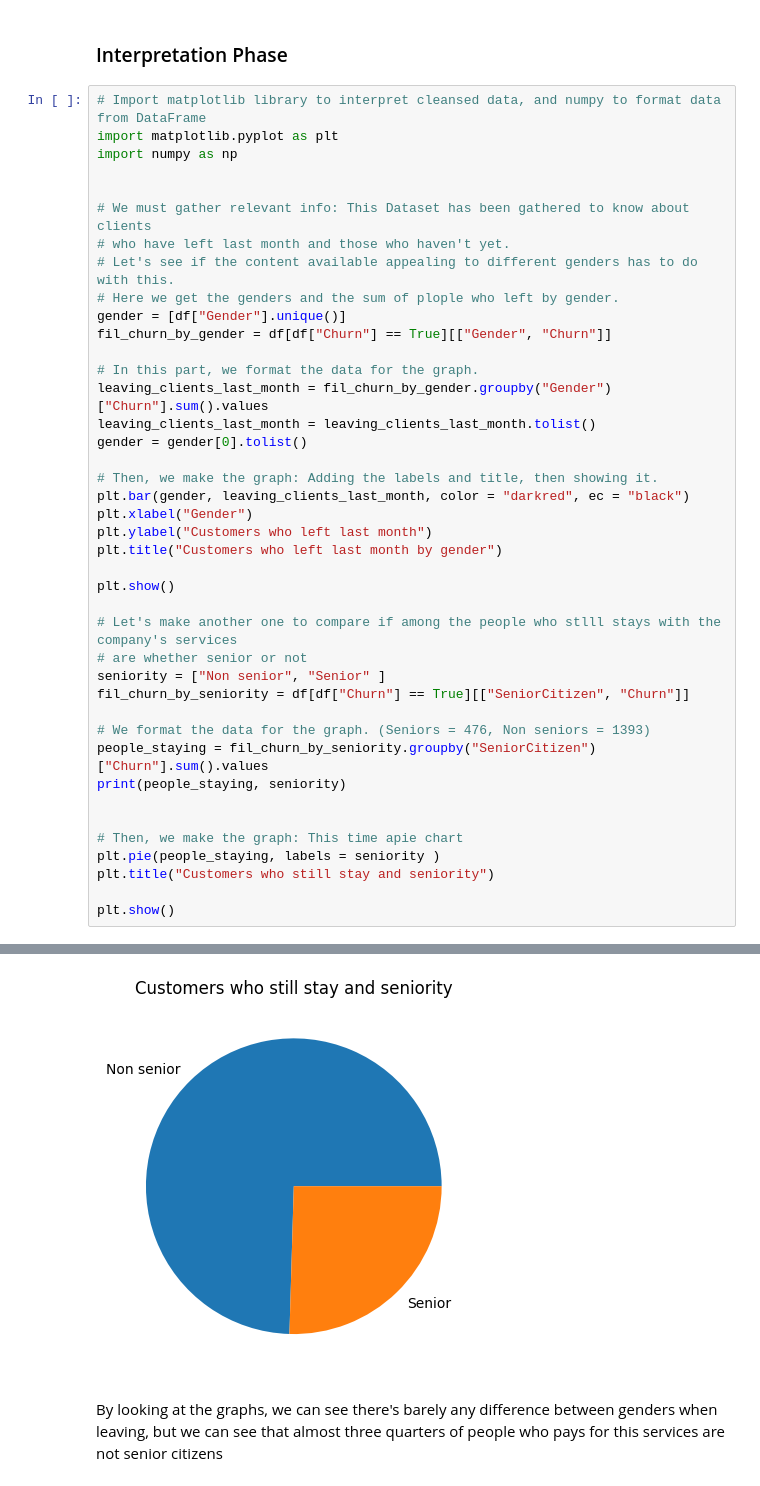
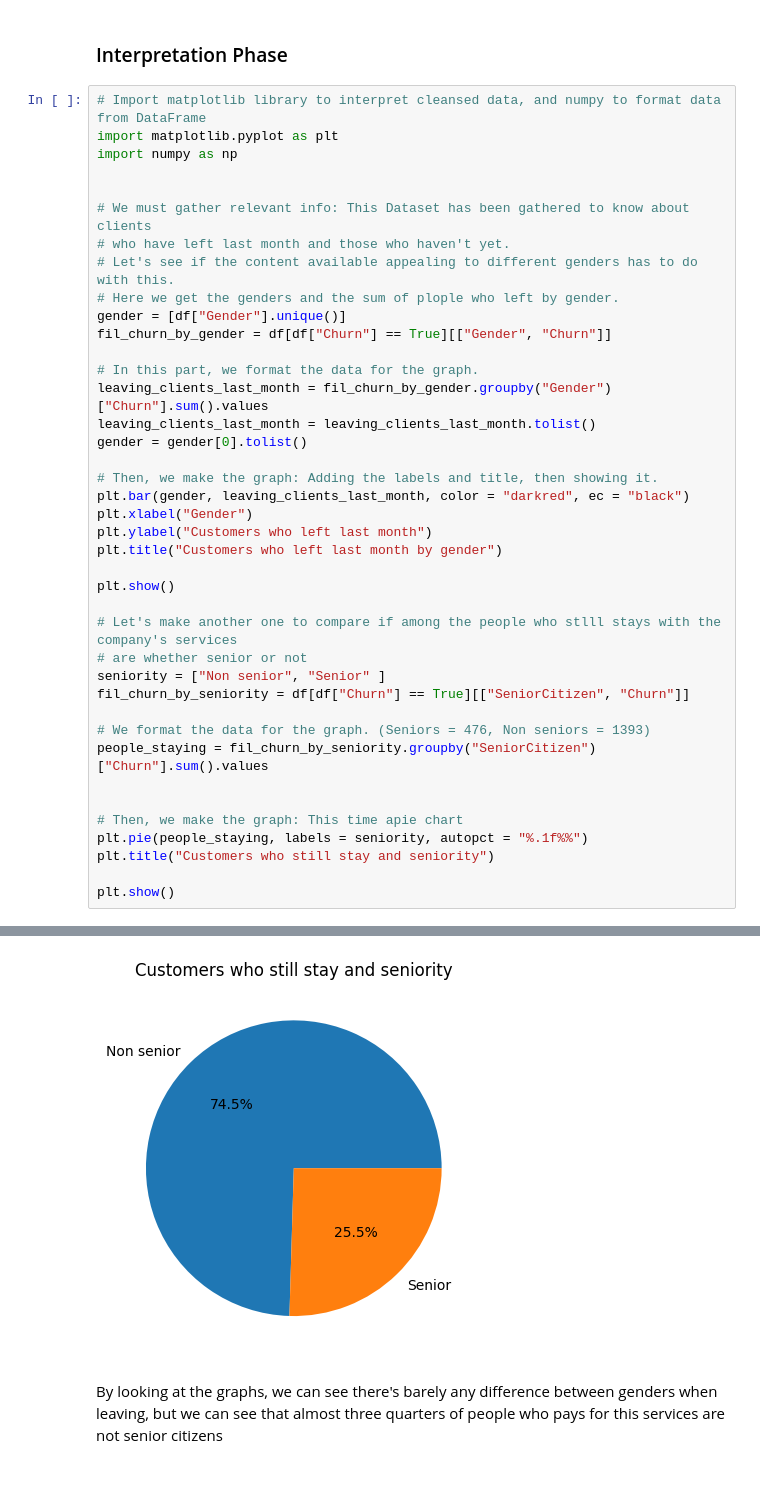
Before and after one commit to Niktomiro/Skillnest_Examen_intento_1, a Jupyter notebook: Code/Exam_1st_try.ipynb, the cells around one changed output, grey strips where cells are left out. Cells and saved outputs as stored; diff of their text form.

```diff
--- a/Code/Exam_1st_try.ipynb
+++ b/Code/Exam_1st_try.ipynb
@@ -138,11 +187,10 @@ fil_churn_by_seniority = df[df["Churn"] == True][["SeniorCitizen", "Churn"]]
 
 # We format the data for the graph. (Seniors = 476, Non seniors = 1393)
 people_staying = fil_churn_by_seniority.groupby("SeniorCitizen")["Churn"].sum().values
-print(people_staying, seniority)
 
 
 # Then, we make the graph: This time apie chart
-plt.pie(people_staying, labels = seniority )
+plt.pie(people_staying, labels = seniority, autopct = "%.1f%%")
 plt.title("Customers who still stay and seniority")
 
 plt.show()
@@ -152,4 +199,4 @@ plt.show()
-[figure, old version]
+[figure, new version]
 # %% [markdown]
 By looking at the graphs, we can see there's barely any difference between genders when leaving,
 but we can see that almost three quarters of people who pays for this services are not senior citizens
```
Also changed, not shown: parts of 5 cells of this notebook, 1 other file.
